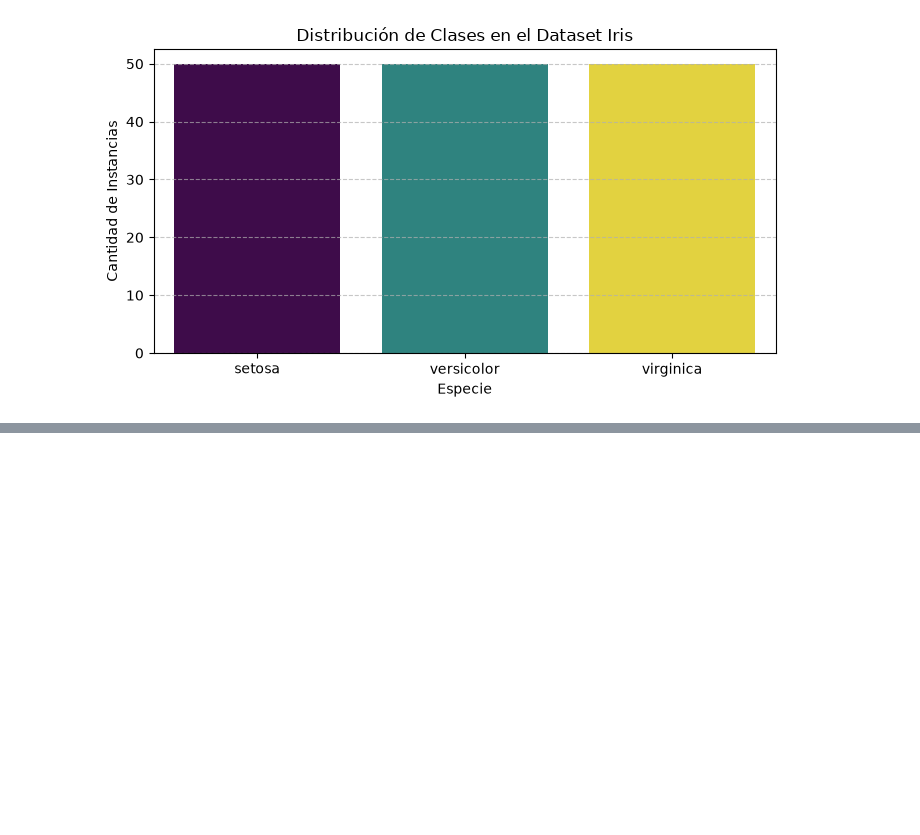
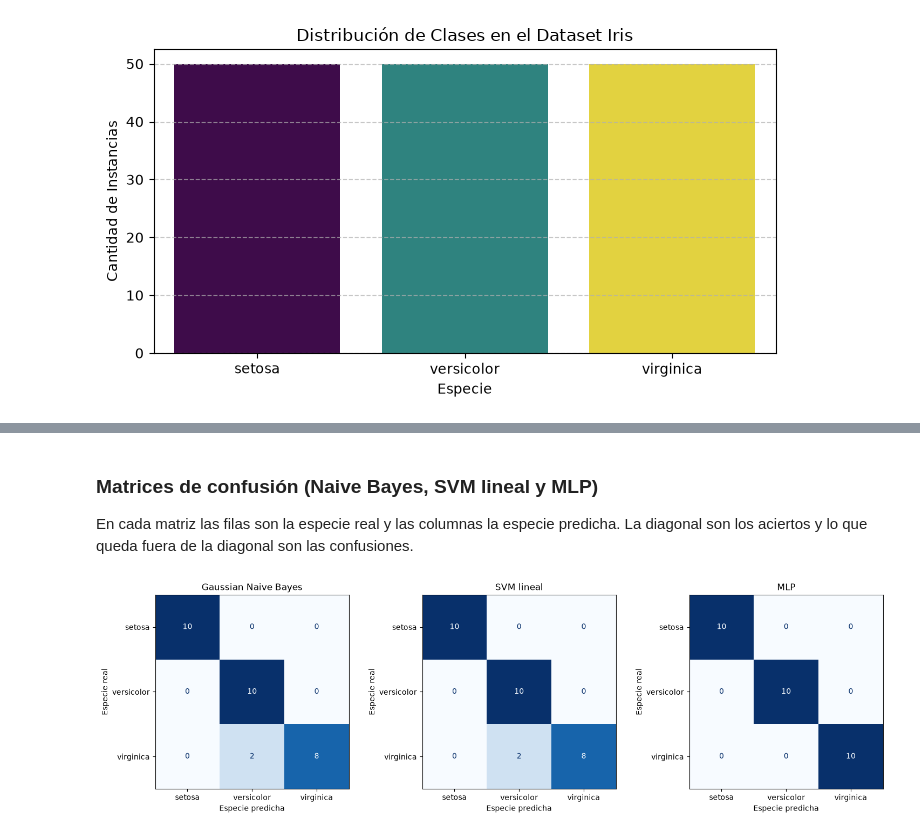
Before and after one commit to BrandonFreire/Notebooks-RI, a Jupyter notebook: IB/Machine Learning/01_revml.ipynb, the cells around one changed output, grey strips where cells are left out. Saved outputs shown, nothing was run; the diff lists cells and outputs as text; code cells hidden in the pictures; blank space fills up the shorter version.

```diff
--- a/IB/Machine Learning/01_revml.ipynb
+++ b/IB/Machine Learning/01_revml.ipynb
@@ -230,0 +405,20 @@ Examina:
+# %% [markdown]
+### Matrices de confusión (Naive Bayes, SVM lineal y MLP)
+
+En cada matriz las filas son la especie real y las columnas la especie predicha. La diagonal son los aciertos y lo que queda fuera de la diagonal son las confusiones.
+# %%
+from sklearn.metrics import ConfusionMatrixDisplay
+
+fig, axes = plt.subplots(1, 3, figsize=(15, 4.5))
+for ax, nombre in zip(axes, ["Gaussian Naive Bayes", "SVM lineal", "MLP"]):
+    ConfusionMatrixDisplay.from_predictions(
+        y_test, predicciones_prueba[nombre],
+        display_labels=iris.target_names, cmap="Blues", colorbar=False, ax=ax,
+    )
+    ax.set_title(nombre)
+    ax.set_xlabel("Especie predicha")
+    ax.set_ylabel("Especie real")
+plt.tight_layout()
+plt.show()
+# %% [output]
+[figure, added]
```
Also changed, not shown: parts of 38 cells of this notebook.
